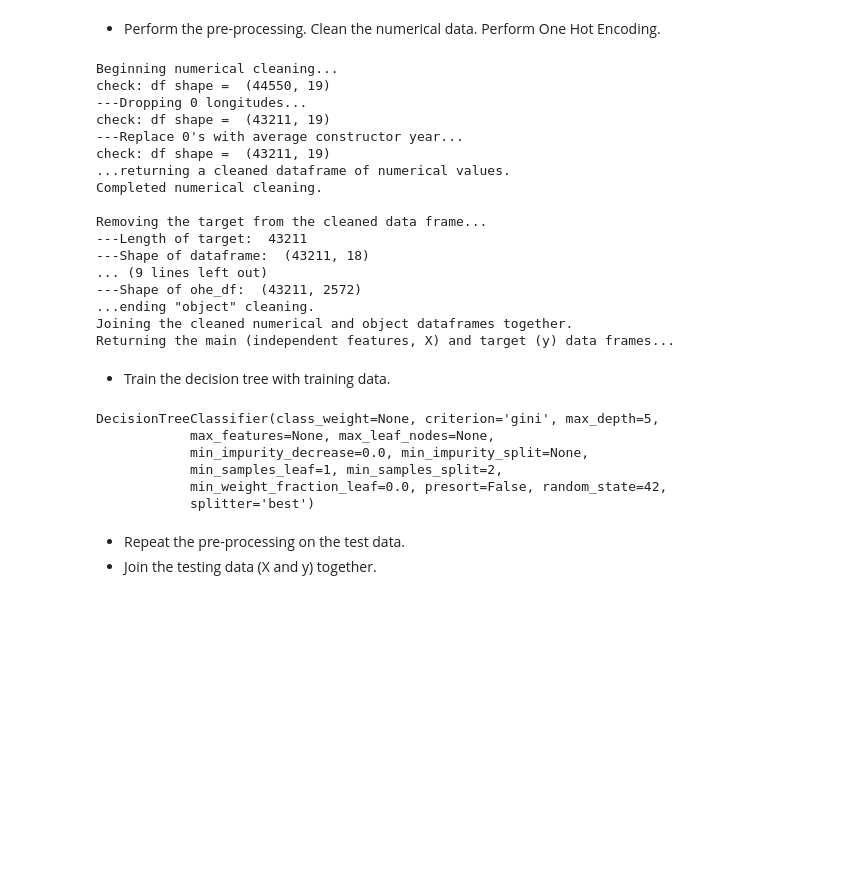
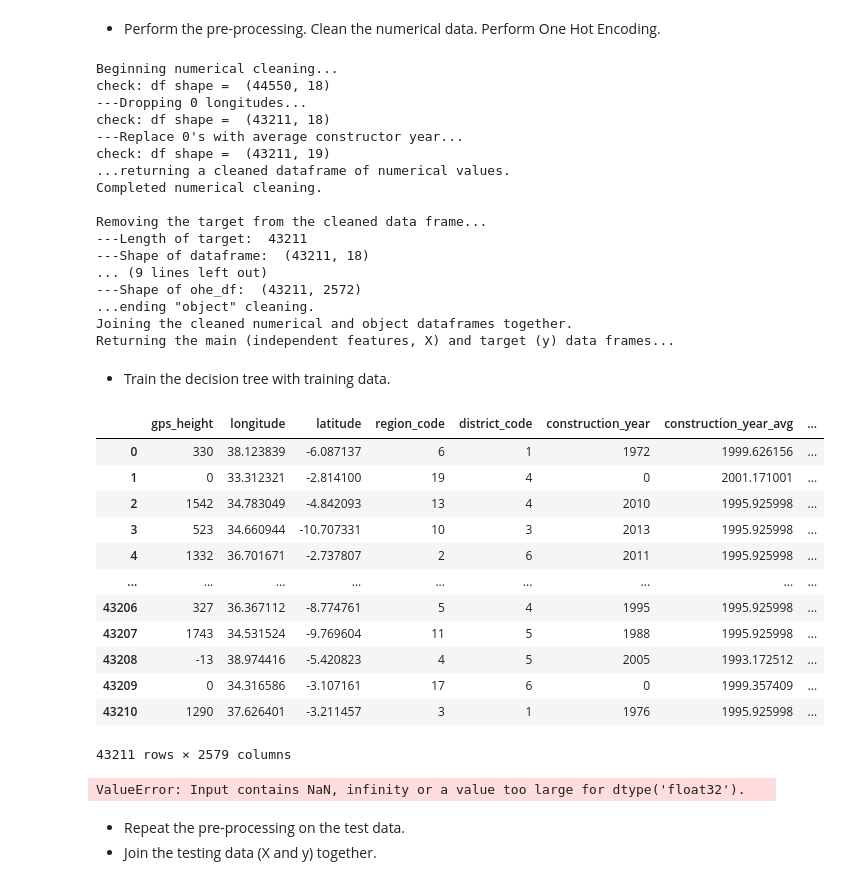
Before and after one commit to hoffm386/tanzania-water-wells, a Jupyter notebook: notebooks/exploratory/1.0-aa-modeling.ipynb, the cells around one changed output. Drawn from its saved outputs; the diff is of its cells as text; code cells hidden in the pictures; blank space fills up the shorter version.

```diff
--- a/notebooks/exploratory/Modeling_1.0_KW.ipynb
+++ b/notebooks/exploratory/1.0-aa-modeling.ipynb
@@ -18,7 +18,7 @@ import functions_used as func
 # %%
-file_train = "~/ds/projects/mod_3_project/tanzania-water-wells/data/raw/training-set-values.csv" #x_train, training set values data
-file_target_train = "~/ds/projects/mod_3_project/tanzania-water-wells/data/raw/training-labels.csv" #y_train, training set labels
-file_test = "~/ds/projects/mod_3_project/tanzania-water-wells/data/raw/test-set.csv" #x_test, test set data
+file_train = "~/ds/proj3/tanzania-water-wells/data/raw/training-set-values.csv" #x_train, training set values data
+file_target_train = "~/ds/proj3/tanzania-water-wells/data/raw/training-labels.csv" #y_train, training set labels
+file_test = "~/ds/proj3/tanzania-water-wells/data/raw/test-set.csv" #x_test, test set data
 # %%
 features = pd.read_csv(file_train)
 targets = pd.read_csv(file_target_train)
@@ -138,7 +150,7 @@ def calc_accuracy(y_test, y_pred):
 features_list = ['basin', 'region', 'scheme_management', 'scheme_name',
        'extraction_type', 'management', 'payment', 'water_quality', 'quantity',
        'source', 'waterpoint_type','gps_height', 'longitude', 'latitude',
-       'region_code', 'district_code', 'population', 'construction_year', 'status_group']
+       'region_code', 'district_code', 'construction_year', 'status_group']
 # %%
 ohe = OneHotEncoder(handle_unknown = 'ignore')
 # %% [markdown]
@@ -154,9 +165,9 @@ joined_train = X_train.join(y_train, lsuffix='_l', rsuffix='_r')
 joined_train_processed, y_train = model_preprocessing(joined_train, features_list, ohe, train = True)
 # %% [output]
 Beginning numerical cleaning...
-check: df shape =  (44550, 19)
+check: df shape =  (44550, 18)
 ---Dropping 0 longitudes...
-check: df shape =  (43211, 19)
+check: df shape =  (43211, 18)
 ---Replace 0's with average constructor year...
 check: df shape =  (43211, 19)
 ...returning a cleaned dataframe of numerical values.
@@ -172,16 +183,27 @@ Joining the cleaned numerical and object dataframes together.
 Returning the main (independent features, X) and target (y) data frames...
 # %% [markdown]
 - Train the decision tree with training data.
+# %%
+joined_train_processed.iloc[joined_train_processed.isna().index]
+# %% [output]
+|  | gps_height | longitude | latitude | region_code | district_code | construction_year | construction_year_avg | ... |
+| 0 | 330 | 38.123839 | -6.087137 | 6 | 1 | 1972 | 1999.626156 | ... |
+| 1 | 0 | 33.312321 | -2.814100 | 19 | 4 | 0 | 2001.171001 | ... |
+| 2 | 1542 | 34.783049 | -4.842093 | 13 | 4 | 2010 | 1995.925998 | ... |
+| 3 | 523 | 34.660944 | -10.707331 | 10 | 3 | 2013 | 1995.925998 | ... |
+| 4 | 1332 | 36.701671 | -2.737807 | 2 | 6 | 2011 | 1995.925998 | ... |
+| ... | ... | ... | ... | ... | ... | ... | ... | ... |
+| 43206 | 327 | 36.367112 | -8.774761 | 5 | 4 | 1995 | 1995.925998 | ... |
+| 43207 | 1743 | 34.531524 | -9.769604 | 11 | 5 | 1988 | 1995.925998 | ... |
+| 43208 | -13 | 38.974416 | -5.420823 | 4 | 5 | 2005 | 1993.172512 | ... |
+| 43209 | 0 | 34.316586 | -3.107161 | 17 | 6 | 0 | 1999.357409 | ... |
+| 43210 | 1290 | 37.626401 | -3.211457 | 3 | 1 | 1976 | 1995.925998 | ... |
+43211 rows × 2579 columns
 # %%
 dtc = DecisionTreeClassifier(random_state=42, max_depth=5)
 dtc.fit(joined_train_processed, y_train)
 # %% [output]
-DecisionTreeClassifier(class_weight=None, criterion='gini', max_depth=5,
-            max_features=None, max_leaf_nodes=None,
-            min_impurity_decrease=0.0, min_impurity_split=None,
-            min_samples_leaf=1, min_samples_split=2,
-            min_weight_fraction_leaf=0.0, presort=False, random_state=42,
-            splitter='best')
+ValueError: Input contains NaN, infinity or a value too large for dtype('float32').
 # %% [markdown]
 - Repeat the pre-processing on the test data.
 - Join the testing data (X and y) together.
```
Also changed, not shown: parts of 27 cells of this notebook.
